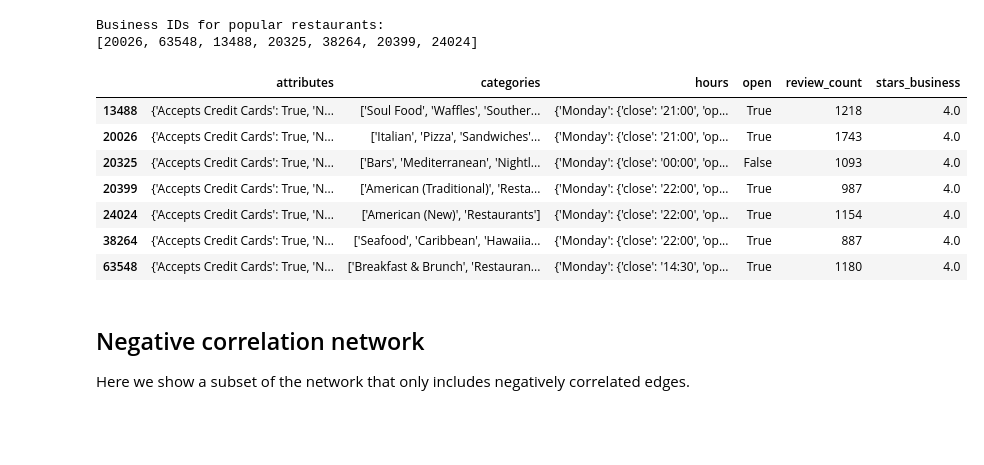
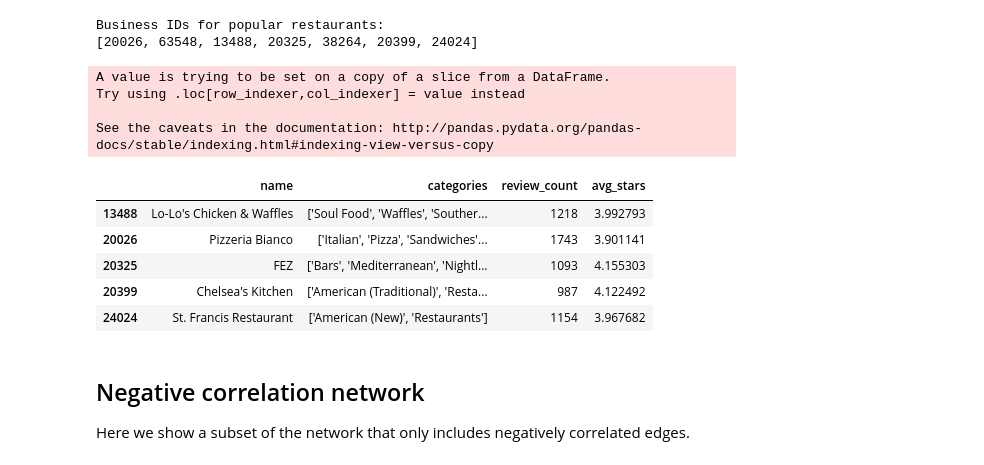
Before and after one commit to NickHoernle/Data-Science-Project-AM209a, a Jupyter notebook: final_project/Network_final.ipynb, the cells around one changed output. Saved outputs shown, nothing was run; the diff lists cells and outputs as text; code cells hidden in the pictures; blank space fills up the shorter version.

Commit message:
added Reikos table

```diff
--- a/final_project/Network_final.ipynb
+++ b/final_project/Network_final.ipynb
@@ -158,16 +158,24 @@ Business IDs for popular restaurants:
 [20026, 63548, 13488, 20325, 38264, 20399, 24024]
 # %%
 #To 95% highly connected restaurants
-phoenix_restaurants[(phoenix_restaurants['business_id']==20026) | (phoenix_restaurants['business_id']==63548)| (phoenix_restaurants['business_id']==13488) | (phoenix_restaurants['business_id']==20325) | (phoenix_restaurants['business_id']==38264) | (phoenix_restaurants['business_id']==20399) | (phoenix_restaurants['business_id']==24024)][['attributes', 'categories', 'hours', 'open', 'review_count', 'stars_business']]
+highly_connected = phoenix_restaurants[(phoenix_restaurants['business_id']==20026) | (phoenix_restaurants['business_id']==63548)| (phoenix_restaurants['business_id']==13488) | (phoenix_restaurants['business_id']==20325) | (phoenix_restaurants['business_id']==38264) | (phoenix_restaurants['business_id']==20399) | (phoenix_restaurants['business_id']==24024)][['attributes', 'categories', 'hours', 'open', 'review_count', 'stars_business']]
+columns = ['name','categories','review_count','avg_stars']
+these_reviews = reviews[reviews.business_id.isin(highly_connected.index)]
+avg_stars = these_reviews[['business_id','stars']].groupby('business_id').mean()
+h_c = phoenix_restaurants[phoenix_restaurants.index.isin(highly_connected.index)]
+h_c['avg_stars'] = avg_stars
+h_c[columns].head(5)
 # %% [output]
+A value is trying to be set on a copy of a slice from a DataFrame.
+Try using .loc[row_indexer,col_indexer] = value instead
+
+See the caveats in the documentation: http://pandas.pydata.org/pandas-docs/stable/indexing.html#indexing-view-versus-copy
-|  | attributes | categories | hours | open | review_count | stars_business |
-| 13488 | {'Accepts Credit Cards': True, 'N... | ['Soul Food', 'Waffles', 'Souther... | {'Monday': {'close': '21:00', 'op... | True | 1218 | 4.0 |
-| 20026 | {'Accepts Credit Cards': True, 'N... | ['Italian', 'Pizza', 'Sandwiches'... | {'Monday': {'close': '21:00', 'op... | True | 1743 | 4.0 |
-| 20325 | {'Accepts Credit Cards': True, 'N... | ['Bars', 'Mediterranean', 'Nightl... | {'Monday': {'close': '00:00', 'op... | False | 1093 | 4.0 |
-| 20399 | {'Accepts Credit Cards': True, 'N... | ['American (Traditional)', 'Resta... | {'Monday': {'close': '22:00', 'op... | True | 987 | 4.0 |
-| 24024 | {'Accepts Credit Cards': True, 'N... | ['American (New)', 'Restaurants'] | {'Monday': {'close': '22:00', 'op... | True | 1154 | 4.0 |
-| 38264 | {'Accepts Credit Cards': True, 'N... | ['Seafood', 'Caribbean', 'Hawaiia... | {'Monday': {'close': '22:00', 'op... | True | 887 | 4.0 |
-| 63548 | {'Accepts Credit Cards': True, 'N... | ['Breakfast & Brunch', 'Restauran... | {'Monday': {'close': '14:30', 'op... | True | 1180 | 4.0 |
+|  | name | categories | review_count | avg_stars |
+| 13488 | Lo-Lo's Chicken & Waffles | ['Soul Food', 'Waffles', 'Souther... | 1218 | 3.992793 |
+| 20026 | Pizzeria Bianco | ['Italian', 'Pizza', 'Sandwiches'... | 1743 | 3.901141 |
+| 20325 | FEZ | ['Bars', 'Mediterranean', 'Nightl... | 1093 | 4.155303 |
+| 20399 | Chelsea's Kitchen | ['American (Traditional)', 'Resta... | 987 | 4.122492 |
+| 24024 | St. Francis Restaurant | ['American (New)', 'Restaurants'] | 1154 | 3.967682 |
 # %% [markdown]
 ## Negative correlation network
 Here we show a subset of the network that only includes negatively correlated edges.
```
Also changed, not shown: parts of 2 cells of this notebook, 2 other files.
